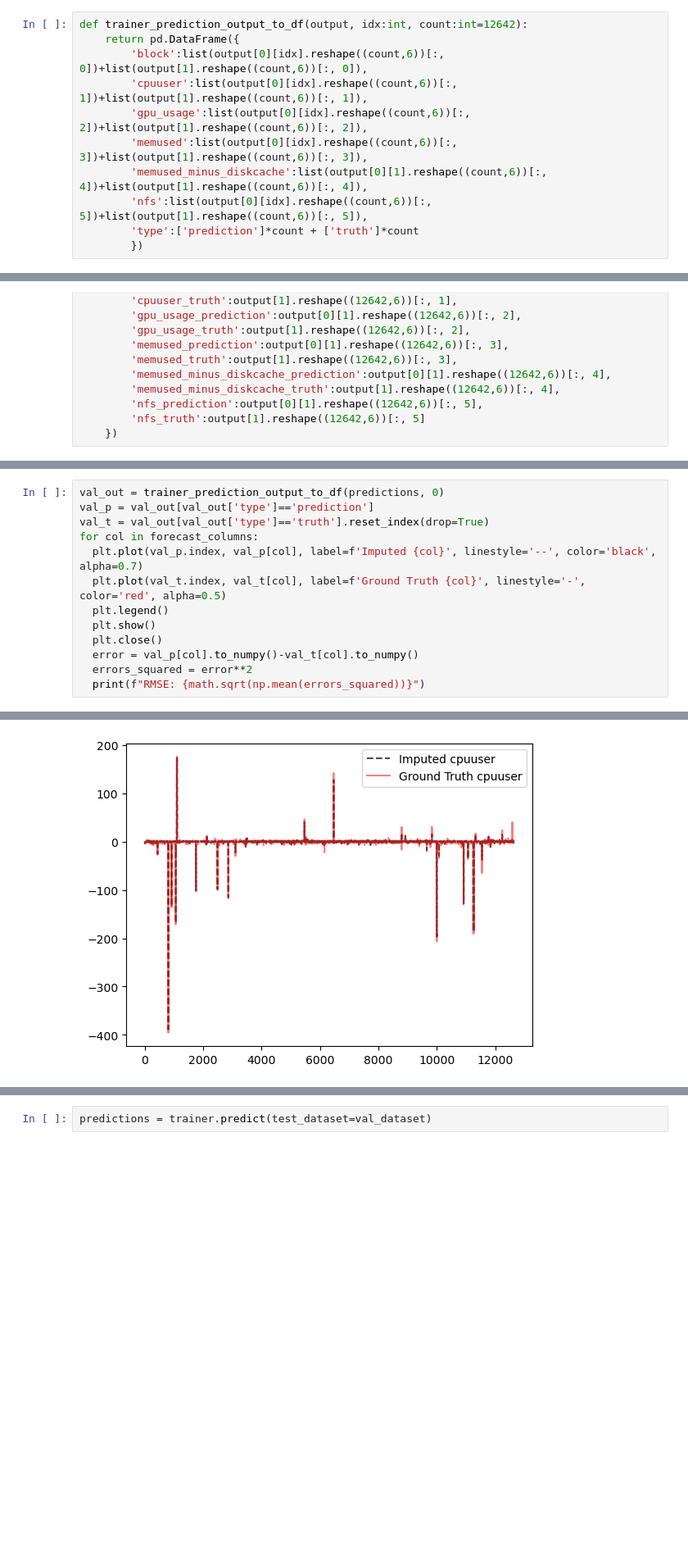
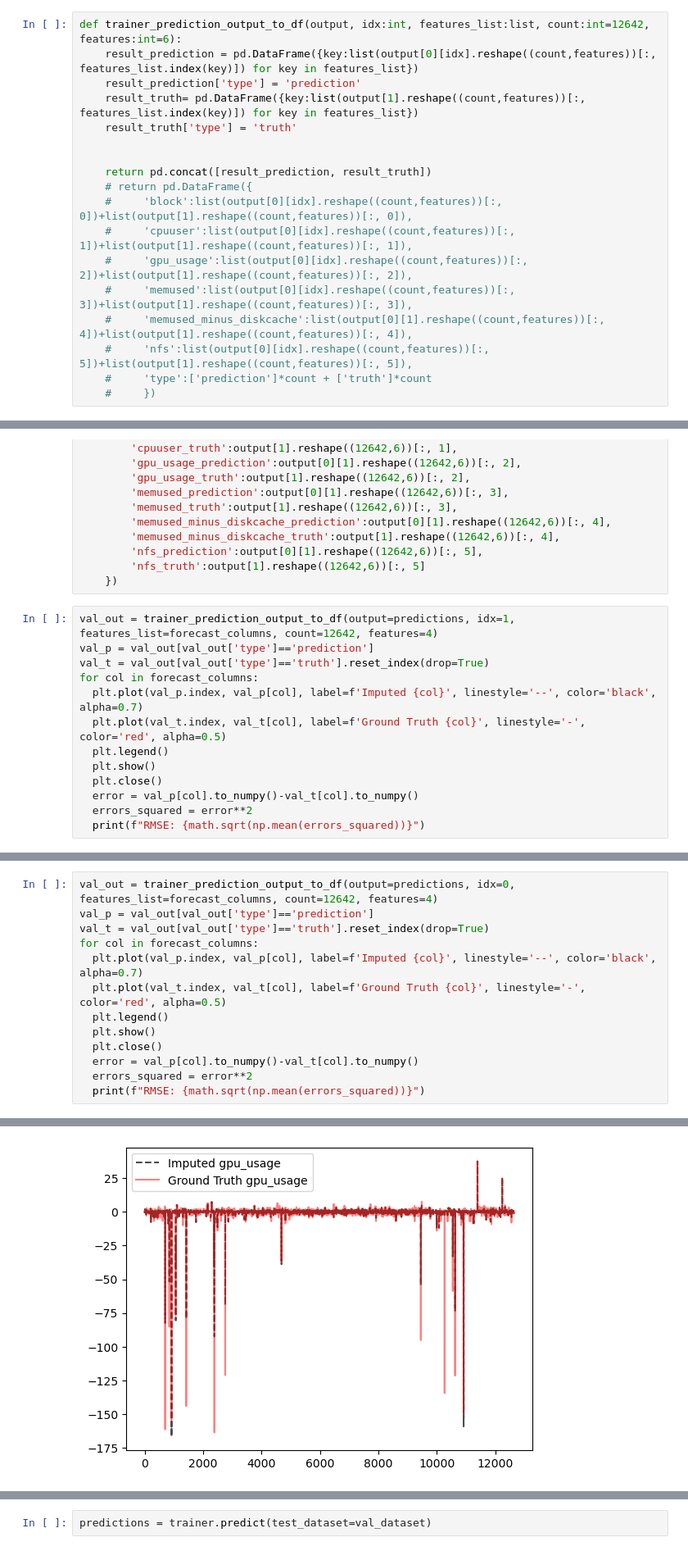
Before and after one commit to LeedsDaniel/Data_Center_ML, a Jupyter notebook: notebook.ipynb, the cells around one changed output, grey strips where cells are left out. Shown at 82% size. Cells and saved outputs as stored; diff of their text form; blank space fills up the shorter version.

```diff
--- a/notebook.ipynb
+++ b/notebook.ipynb
@@ -186,16 +159,23 @@ trainer.train()
 # %%
 predictions = trainer.predict(test_dataset=val_dataset)
 # %%
-def trainer_prediction_output_to_df(output, idx:int, count:int=12642):
-    return pd.DataFrame({
-        'block':list(output[0][idx].reshape((count,6))[:, 0])+list(output[1].reshape((count,6))[:, 0]),
-        'cpuuser':list(output[0][idx].reshape((count,6))[:, 1])+list(output[1].reshape((count,6))[:, 1]),
-        'gpu_usage':list(output[0][idx].reshape((count,6))[:, 2])+list(output[1].reshape((count,6))[:, 2]),
-        'memused':list(output[0][idx].reshape((count,6))[:, 3])+list(output[1].reshape((count,6))[:, 3]),
-        'memused_minus_diskcache':list(output[0][1].reshape((count,6))[:, 4])+list(output[1].reshape((count,6))[:, 4]),
-        'nfs':list(output[0][idx].reshape((count,6))[:, 5])+list(output[1].reshape((count,6))[:, 5]),
-        'type':['prediction']*count + ['truth']*count
-        })
+def trainer_prediction_output_to_df(output, idx:int, features_list:list, count:int=12642, features:int=6):
+    result_prediction = pd.DataFrame({key:list(output[0][idx].reshape((count,features))[:, features_list.index(key)]) for key in features_list})
+    result_prediction['type'] = 'prediction'
+    result_truth= pd.DataFrame({key:list(output[1].reshape((count,features))[:, features_list.index(key)]) for key in features_list})
+    result_truth['type'] = 'truth'
+
+
+    return pd.concat([result_prediction, result_truth])
+    # return pd.DataFrame({
+    #     'block':list(output[0][idx].reshape((count,features))[:, 0])+list(output[1].reshape((count,features))[:, 0]),
+    #     'cpuuser':list(output[0][idx].reshape((count,features))[:, 1])+list(output[1].reshape((count,features))[:, 1]),
+    #     'gpu_usage':list(output[0][idx].reshape((count,features))[:, 2])+list(output[1].reshape((count,features))[:, 2]),
+    #     'memused':list(output[0][idx].reshape((count,features))[:, 3])+list(output[1].reshape((count,features))[:, 3]),
+    #     'memused_minus_diskcache':list(output[0][1].reshape((count,features))[:, 4])+list(output[1].reshape((count,features))[:, 4]),
+    #     'nfs':list(output[0][idx].reshape((count,features))[:, 5])+list(output[1].reshape((count,features))[:, 5]),
+    #     'type':['prediction']*count + ['truth']*count
+    #     })
 # %%
 def trainer_prediction_output_to_df_v2(output):
     return pd.DataFrame({
@@ -212,3 +192,16 @@ def trainer_prediction_output_to_df_v2(output):
         'nfs_prediction':output[0][1].reshape((12642,6))[:, 5],
         'nfs_truth':output[1].reshape((12642,6))[:, 5]
     })
+# %%
+val_out = trainer_prediction_output_to_df(output=predictions, idx=1, features_list=forecast_columns, count=12642, features=4)
+val_p = val_out[val_out['type']=='prediction']
+val_t = val_out[val_out['type']=='truth'].reset_index(drop=True)
+for col in forecast_columns:
+  plt.plot(val_p.index, val_p[col], label=f'Imputed {col}', linestyle='--', color='black', alpha=0.7)
+  plt.plot(val_t.index, val_t[col], label=f'Ground Truth {col}', linestyle='-', color='red', alpha=0.5)
+  plt.legend()
+  plt.show()
+  plt.close()
+  error = val_p[col].to_numpy()-val_t[col].to_numpy()
+  errors_squared = error**2
+  print(f"RMSE: {math.sqrt(np.mean(errors_squared))}")
@@ -215,5 +217,5 @@ def trainer_prediction_output_to_df_v2(output):
 # %%
-val_out = trainer_prediction_output_to_df(predictions, 0)
+val_out = trainer_prediction_output_to_df(output=predictions, idx=0, features_list=forecast_columns, count=12642, features=4)
 val_p = val_out[val_out['type']=='prediction']
 val_t = val_out[val_out['type']=='truth'].reset_index(drop=True)
 for col in forecast_columns:
@@ -231 +233 @@ RMSE: 43.638647354939295
-[figure, old version]
+[figure, new version]
```
Also changed, not shown: parts of 10 cells of this notebook.
